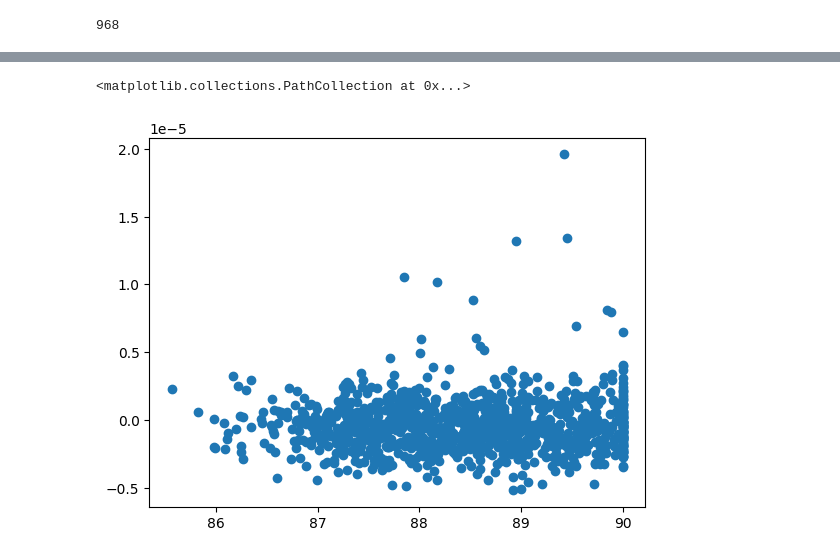
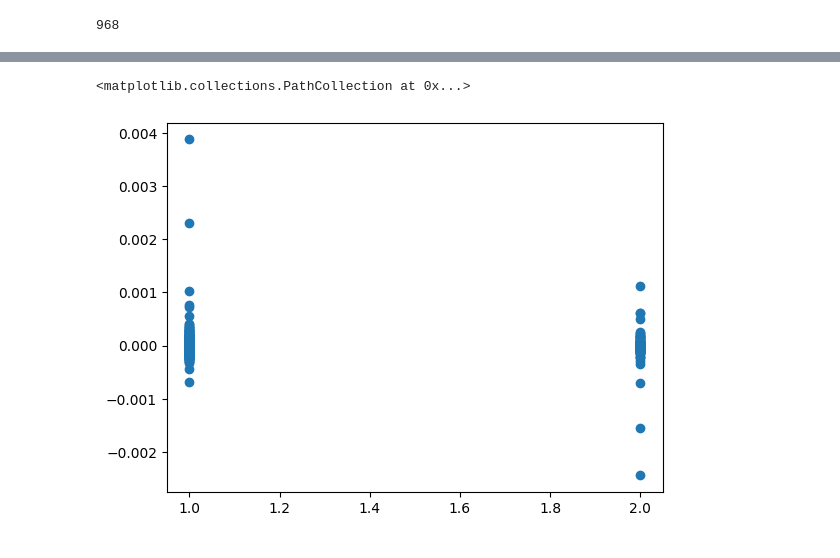
Before and after one commit to jcottaar/ariel2, a Jupyter notebook: analysis/test_simple_model.ipynb, the cells around one changed output, grey strips where cells are left out. Drawn from its saved outputs; the diff is of its cells as text; code cells hidden in the pictures.

Commit message:
Parallel

```diff
--- a/analysis/test_simple_model.ipynb
+++ b/analysis/test_simple_model.ipynb
@@ -17,5 +15,4 @@ local
 train_data = kgs.load_all_train_data()
 test_data = kgs.load_all_test_data()
 len(train_data), len(test_data)
-data = train_data[0]
 # %% [output]
@@ -54,7 +52,7 @@ importlib.reload(ariel_simple)
 df = 0.05
 for jj in [0]:
     model = ariel_simple.SimpleModel()
-    model.run_in_parallel = False
+    model.run_in_parallel = True
     match jj:
         case 0:
             name = 'Default'
@@ -71,5 +69,9 @@ for jj in [0]:
     print(1e6*robust_linear_fit_rms(solution.iloc[:,1].to_numpy(), solution.iloc[:,1].to_numpy()-submission.iloc[:,1].to_numpy(), drop_frac=df), 1e6*robust_linear_fit_rms(solution.iloc[:,1].to_numpy(), solution.iloc[:,1].to_numpy()-submission.iloc[:,1].to_numpy(), drop_frac=0))
     print(1e6*robust_linear_fit_rms(np.mean(solution.iloc[:,2:284].to_numpy(),1), np.mean(solution.iloc[:,2:284].to_numpy()-submission.iloc[:,2:284].to_numpy(),1),drop_frac=df),
          1e6*robust_linear_fit_rms(np.mean(solution.iloc[:,2:284].to_numpy(),1), np.mean(solution.iloc[:,2:284].to_numpy()-submission.iloc[:,2:284].to_numpy(),1),drop_frac=0))
+    kgs.sanity_checks['simple_residual_diff_FGS'] = kgs.SanityCheckValue('simple_residual_diff_FGS', 12, [-1,1])
+    kgs.sanity_checks['simple_residual_diff_FGS'].seen_all = [d.diagnostics['simple_residual_diff_FGS'] for d in inferred_data]
+    kgs.sanity_checks['simple_residual_diff_AIRS'] = kgs.SanityCheckValue('simple_residual_diff_AIRS', 12, [-1,1])
+    kgs.sanity_checks['simple_residual_diff_AIRS'].seen_all = [d.diagnostics['simple_residual_diff_AIRS'] for d in inferred_data]
     kgs.dill_save(kgs.temp_dir + '/test_simple.pickle', (data,inferred_data,kgs.sanity_checks))
 # %% [output]
@@ -169,31 +167,3 @@ ind = np.argmax(np.abs(np.mean(solution.iloc[:,2:284].to_numpy()-submission.iloc
 ind
 # %% [output]
 968
-# %%
-import ariel_simple
-import copy
-kgs.sanity_checks_active = False
-importlib.reload(ariel_simple)
-ind=968
-model = ariel_simple.SimpleModel()
-model.run_in_parallel = False
-model.do_plots = True
-model.use_correction_factor = True
-model.train(train_data)
-data = copy.deepcopy(train_data[ind:ind+1])
-#kgs.list_attrs(data[0])
-# for d_ref in train_data:
-#     dat = copy.deepcopy(d_ref)
-#     dat.spectrum = train_data[ind].spectrum
-#     dat.planet_id = train_data[ind].planet_id
-#     data = [dat]
-    #data[0].sma = sma
-    #for ii in range(2):
-    #    pass
-       #model.loaders[ii].apply_full_sensor_corrections.remove_background_based_on_pixels = False
-       #model.loaders[ii].apply_full_sensor_corrections.remove_background_based_on_rows = False
-     #   model.loaders[ii].apply_pixel_corrections.mask_hot = False
-     #   model.loaders[ii].apply_pixel_corrections.mask_hot = False
-inferred_data = model.infer(data)
-print(model.correction_factor)
-print(np.mean(data[0].spectrum[:1]-inferred_data[0].spectrum[:1]), np.mean(data[0].spectrum[1:]-inferred_data[0].spectrum[1:]), kgs.rms(model.pred[1]-model._targets[1]))
@@ -204,5 +170,5 @@ print(np.mean(data[0].spectrum[:1]-inferred_data[0].spectrum[:1]), np.mean(data[
-# %%
-plt.scatter([d.i for d in train_data],kgs.sanity_checks['simple_residual_diff_AIRS'].seen_all)
-# %% [output]
-<matplotlib.collections.PathCollection at 0x...>
-[figure, removed]
+# %%
+plt.scatter([len(d.transits) for d in train_data],np.mean(solution.iloc[:,2:284].to_numpy()-submission.iloc[:,2:284].to_numpy(),1))
+# %% [output]
+<matplotlib.collections.PathCollection at 0x...>
+[figure, added]
```
Also changed, not shown: parts of 8 cells of this notebook, 6 other files.
